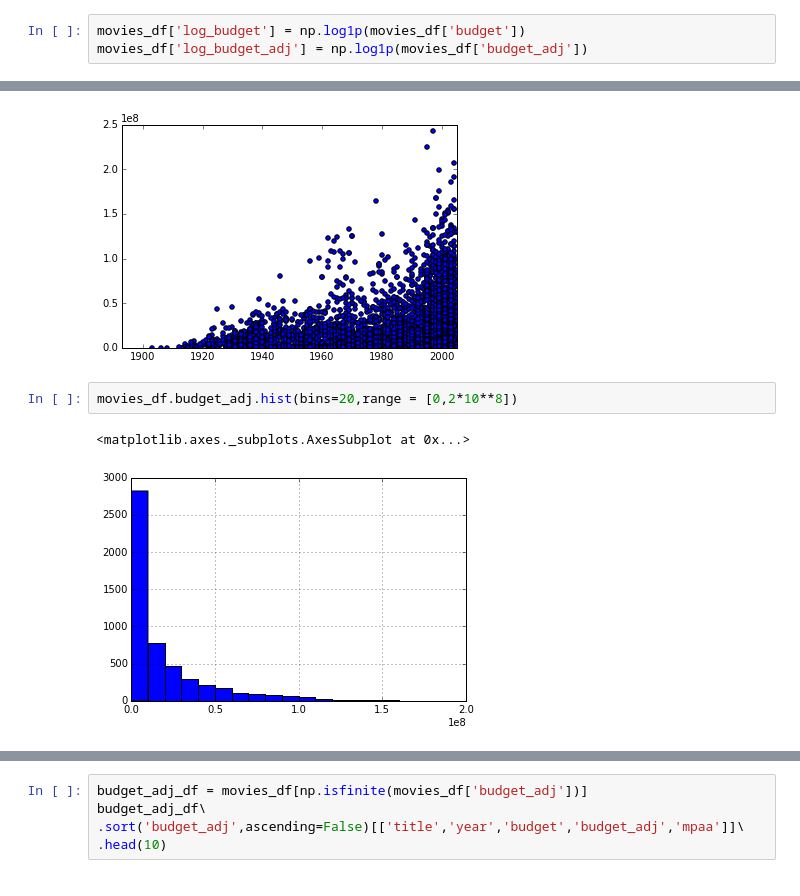
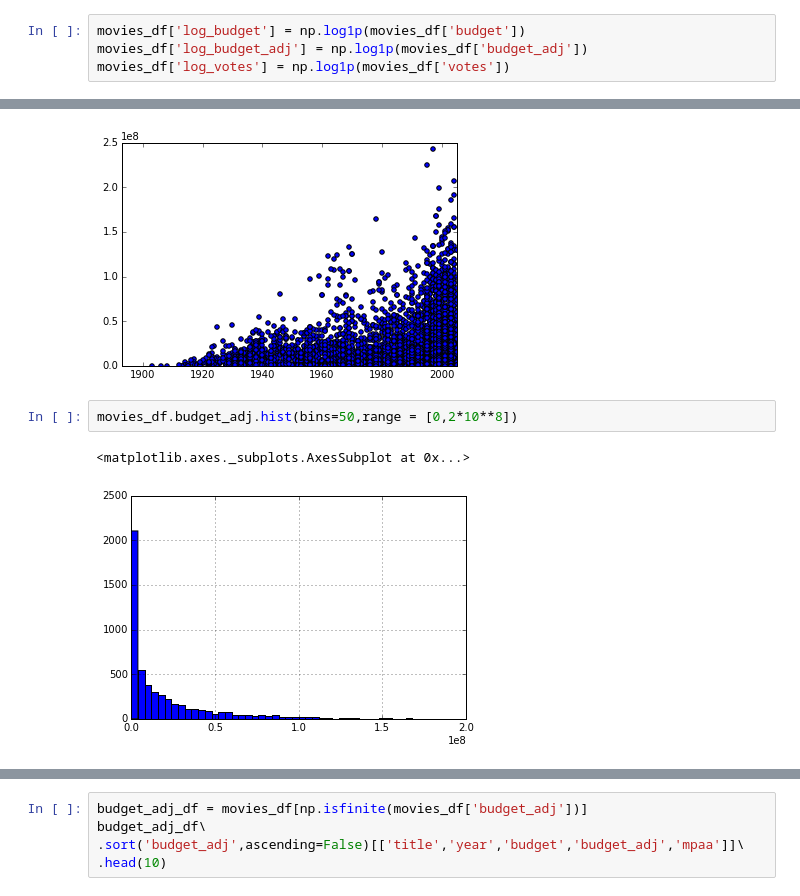
Before and after one commit to michaelmoliterno/utilities, a Jupyter notebook: movie_analysis.ipynb, the cells around one changed output, grey strips where cells are left out. Drawn from its saved outputs; the diff is of its cells as text.

```diff
--- a/movie_analysis.ipynb
+++ b/movie_analysis.ipynb
@@ -90,6 +90,7 @@ movies_df['budget_adj'] = movies_df.budget * movies_df.inflator
 # %%
 movies_df['log_budget'] = np.log1p(movies_df['budget'])
 movies_df['log_budget_adj'] = np.log1p(movies_df['budget_adj'])
+movies_df['log_votes'] = np.log1p(movies_df['votes'])
 # %%
 plt.scatter(movies_df.year,movies_df.budget_adj)
 plt.ylim(0,2.5*10**8)
@@ -98,7 +99,7 @@ plt.xlim(1893,2005)
 (1893, 2005)
 [figure]
 # %%
-movies_df.budget_adj.hist(bins=20,range = [0,2*10**8])
+movies_df.budget_adj.hist(bins=50,range = [0,2*10**8])
 # %% [output]
 <matplotlib.axes._subplots.AxesSubplot at 0x...>
-[figure, old version]
+[figure, new version]
```
Also changed, not shown: parts of 18 cells of this notebook.
